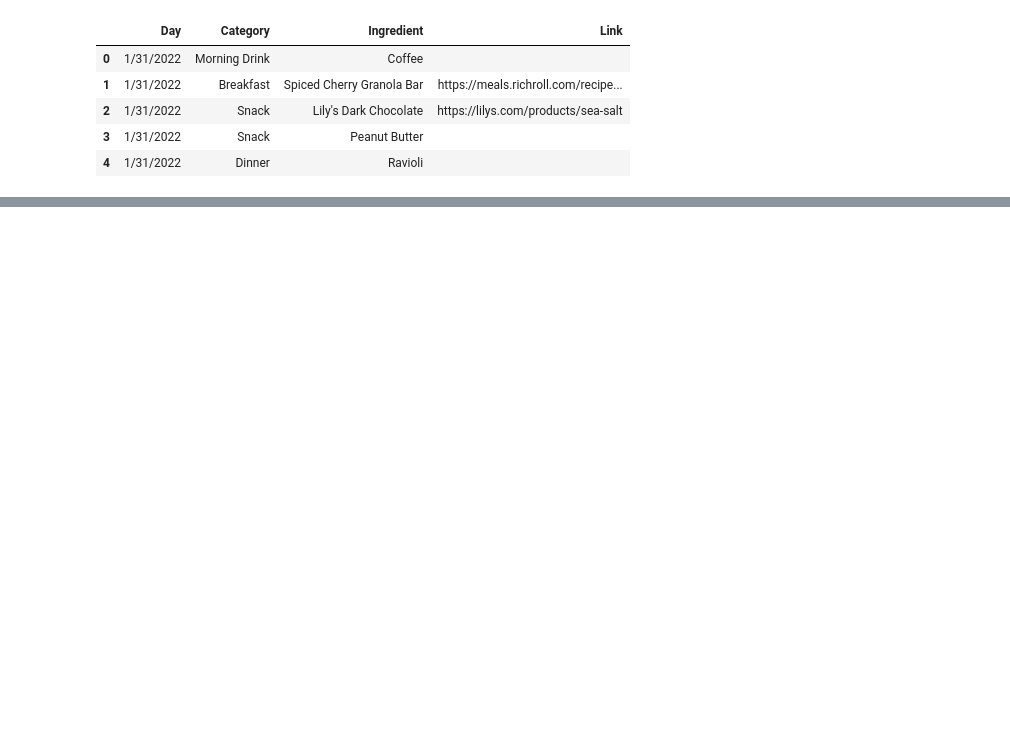
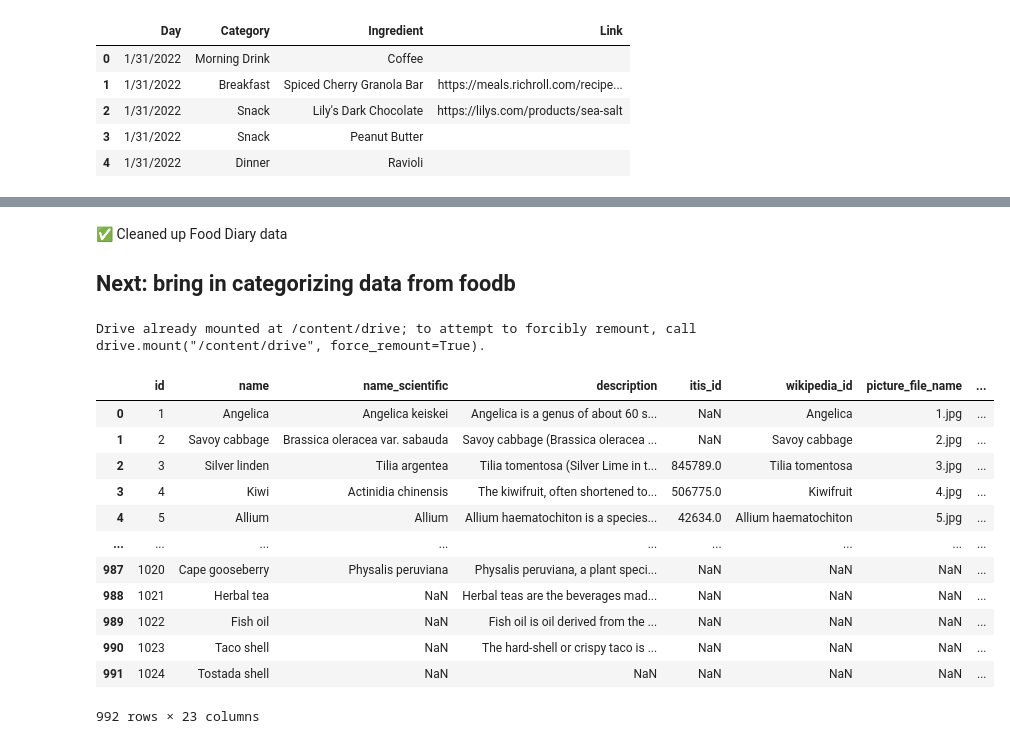
Before and after one commit to julieinsan/StravaAPI, a Jupyter notebook: Connecting Food Diary.ipynb, the cells around one changed output, grey strips where cells are left out. Cells and saved outputs as stored; diff of their text form; code cells hidden in the pictures; blank space fills up the shorter version.

```diff
--- a/Connecting Food Diary.ipynb
+++ b/Connecting Food Diary.ipynb
@@ -201,0 +198,28 @@ sns.histplot(foodDF_long, y="IngredientsStrings")
+# %% [markdown]
+✅ Cleaned up Food Diary data
+
+## Next: bring in categorizing data from foodb
+# %%
+from google.colab import drive
+drive.mount('/content/drive')
+path = '/content/drive/MyDrive/Learning/Projects/Strava History/Data/Food.csv'
+# %% [output]
+Drive already mounted at /content/drive; to attempt to forcibly remount, call drive.mount("/content/drive", force_remount=True).
+# %%
+food_categories = pd.read_csv(path)
+# %%
+food_categories
+# %% [output]
+|  | id | name | name_scientific | description | itis_id | wikipedia_id | picture_file_name | ... |
+| 0 | 1 | Angelica | Angelica keiskei | Angelica is a genus of about 60 s... | NaN | Angelica | 1.jpg | ... |
+| 1 | 2 | Savoy cabbage | Brassica oleracea var. sabauda | Savoy cabbage (Brassica oleracea ... | NaN | Savoy cabbage | 2.jpg | ... |
+| 2 | 3 | Silver linden | Tilia argentea | Tilia tomentosa (Silver Lime in t... | 845789.0 | Tilia tomentosa | 3.jpg | ... |
+| 3 | 4 | Kiwi | Actinidia chinensis | The kiwifruit, often shortened to... | 506775.0 | Kiwifruit | 4.jpg | ... |
+| 4 | 5 | Allium | Allium | Allium haematochiton is a species... | 42634.0 | Allium haematochiton | 5.jpg | ... |
+| ... | ... | ... | ... | ... | ... | ... | ... | ... |
+| 987 | 1020 | Cape gooseberry | Physalis peruviana | Physalis peruviana, a plant speci... | NaN | NaN | NaN | ... |
+| 988 | 1021 | Herbal tea | NaN | Herbal teas are the beverages mad... | NaN | NaN | NaN | ... |
+| 989 | 1022 | Fish oil | NaN | Fish oil is oil derived from the ... | NaN | NaN | NaN | ... |
+| 990 | 1023 | Taco shell | NaN | The hard-shell or crispy taco is ... | NaN | NaN | NaN | ... |
+| 991 | 1024 | Tostada shell | NaN | NaN | NaN | NaN | NaN | ... |
+992 rows × 23 columns
```
Also changed, not shown: parts of 27 cells of this notebook, 1 other file.
